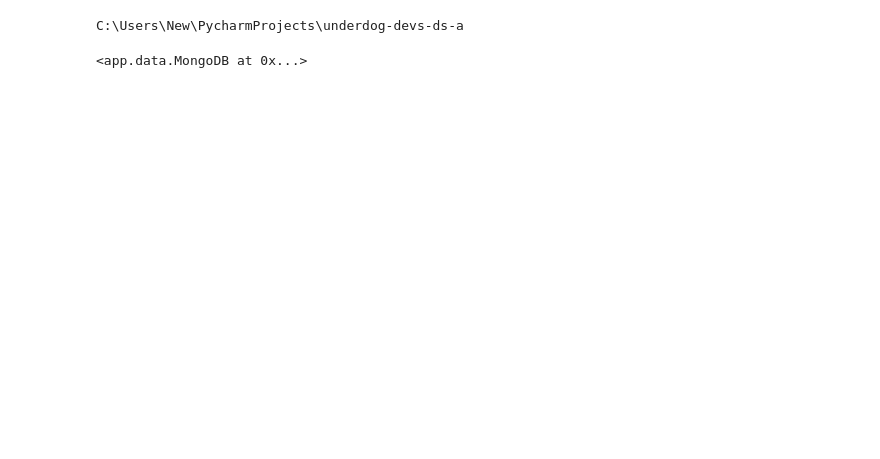
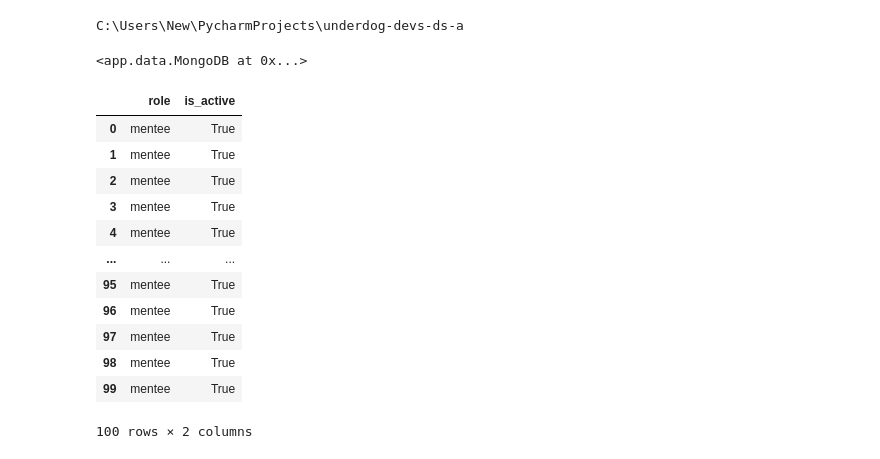
Before and after one commit to BloomTech-Labs/underdog-devs-ds-a, a Jupyter notebook: notebooks/extra bar graph research.ipynb, the cells around one changed output. Cells and saved outputs as stored; diff of their text form; code cells hidden in the pictures; blank space fills up the shorter version.

```diff
--- a/notebooks/extra bar graph research.ipynb
+++ b/notebooks/extra bar graph research.ipynb
@@ -28,5 +29,19 @@ mentees_activity.set_index('profile_id', inplace = True)
 # %%
-mentees_activity['mentee_mentor'] = 'mentee'
+mentees_activity
+# %% [output]
+|  | role | is_active |
+| 0 | mentee | True |
+| 1 | mentee | True |
+| 2 | mentee | True |
+| 3 | mentee | True |
+| 4 | mentee | True |
+| ... | ... | ... |
+| 95 | mentee | True |
+| 96 | mentee | True |
+| 97 | mentee | True |
+| 98 | mentee | True |
+| 99 | mentee | True |
+100 rows × 2 columns
 # %%
 mentees_activity
 # %% [output]
```
Also changed, not shown: parts of 17 cells of this notebook.
